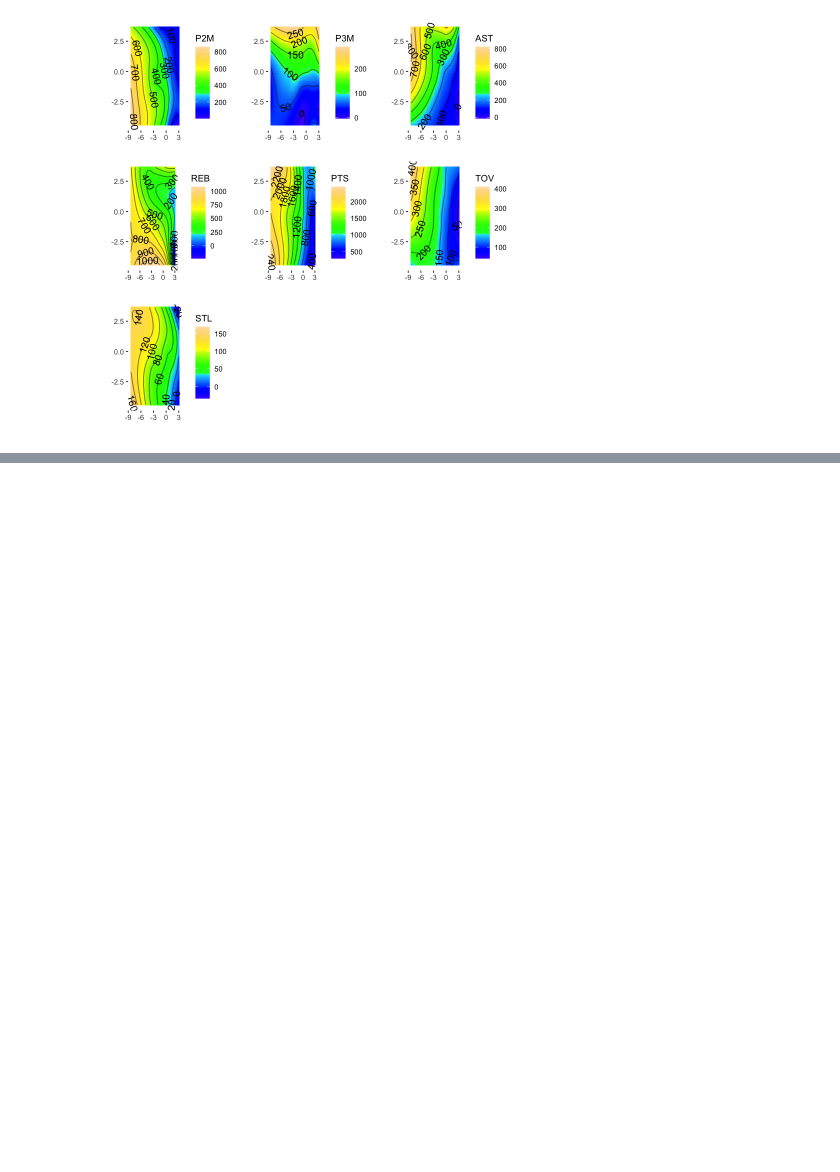
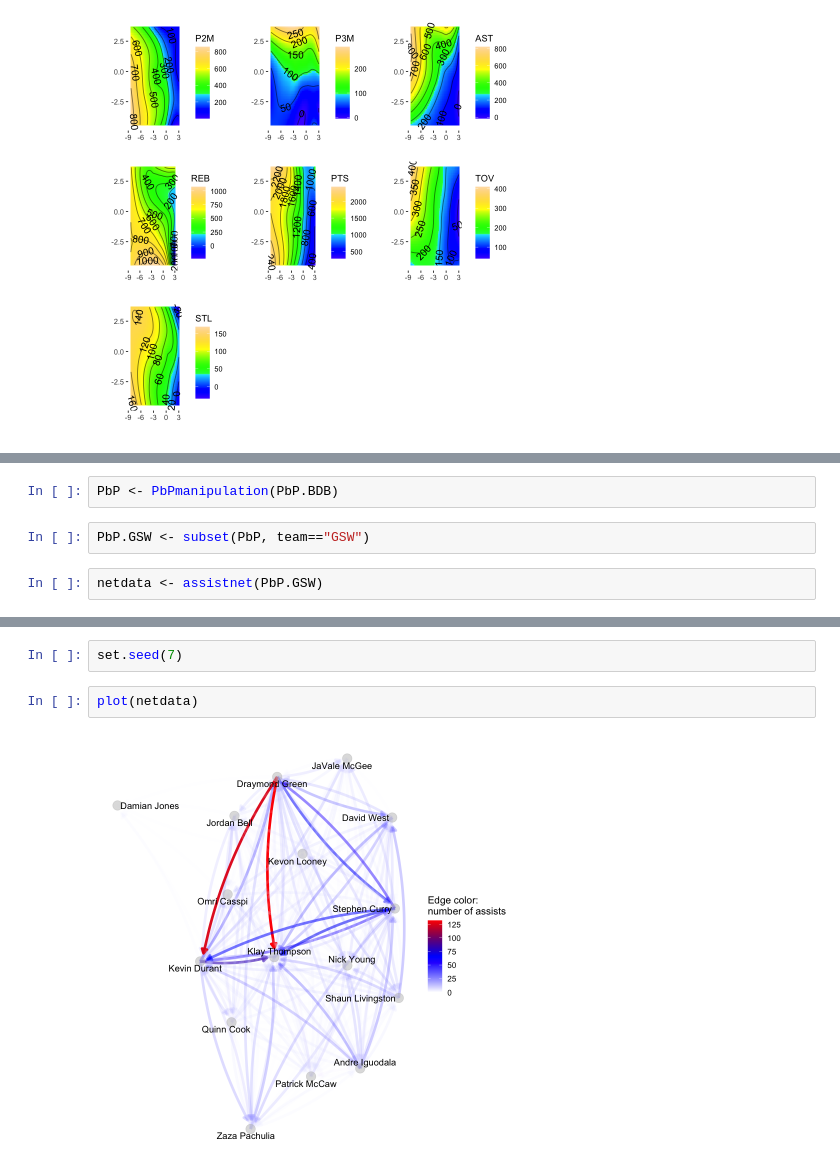
Before and after one commit to rajansawhney/basketball-data-science, a Jupyter notebook: notebooks/02-discovering-patterns-in-data.ipynb, the cells around one changed output, grey strips where cells are left out. Saved outputs shown, nothing was run; the diff lists cells and outputs as text; blank space fills up the shorter version.

```diff
--- a/notebooks/02-discovering-patterns-in-data.ipynb
+++ b/notebooks/02-discovering-patterns-in-data.ipynb
@@ -684,0 +729,6 @@ Warning message in regularize.values(x, y, ties, missing(ties), na.rm = na.rm):
+# %%
+PbP <- PbPmanipulation(PbP.BDB)
+# %%
+PbP.GSW <- subset(PbP, team=="GSW")
+# %%
+netdata <- assistnet(PbP.GSW)
@@ -684,0 +800,6 @@ Warning message in regularize.values(x, y, ties, missing(ties), na.rm = na.rm):
+# %%
+set.seed(7)
+# %%
+plot(netdata)
+# %% [output]
+[figure, added]
```
Also changed, not shown: parts of 11 cells of this notebook.
